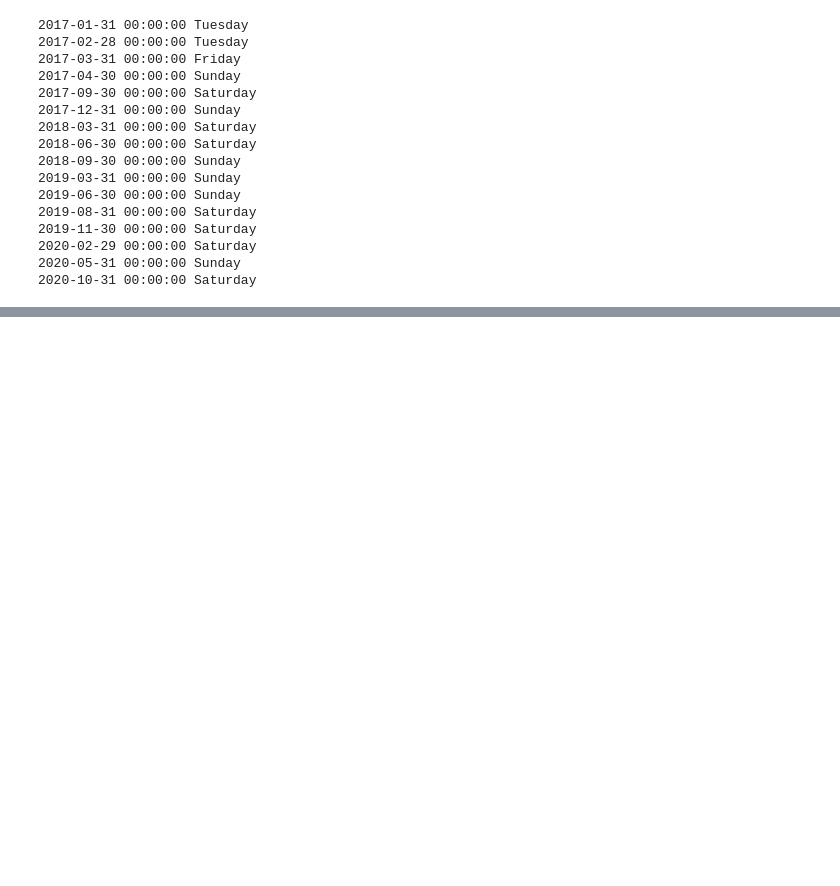
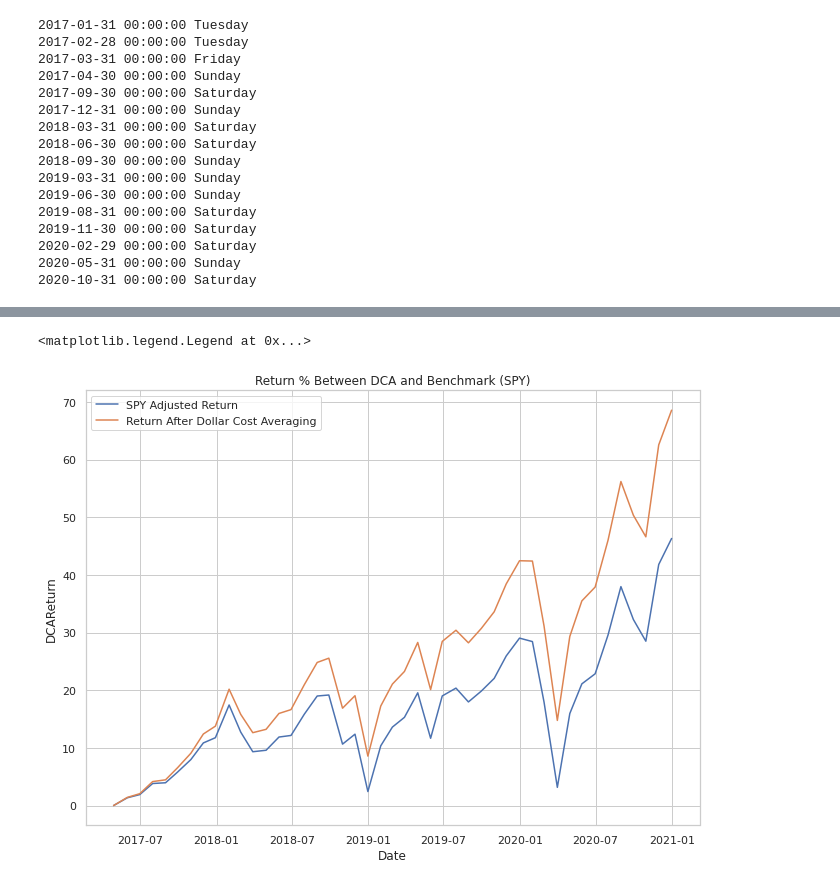
Before and after one commit to nexus4812/jupyter-sandbox, a Jupyter notebook: src/[BASE]simulate-dollar-cost-averaging-with-python.ipynb, the cells around one changed output, grey strips where cells are left out. Saved outputs shown, nothing was run; the diff lists cells and outputs as text; code cells hidden in the pictures; blank space fills up the shorter version.

```diff
--- a/src/[BASE]simulate-dollar-cost-averaging-with-python.ipynb
+++ b/src/[BASE]simulate-dollar-cost-averaging-with-python.ipynb
@@ -157,0 +176,7 @@ KeyError: Timestamp('2017-01-30 00:00:00')
+# %%
+sns.lineplot(data = plot_data, x= 'Date', y = 'DCAReturn')
+sns.lineplot(data = plot_data, x= 'Date', y = 'BenchmarkReturn').set_title('Return % Between DCA and Benchmark (SPY)')
+plt.legend(labels=["SPY Adjusted Return","Return After Dollar Cost Averaging"])
+# %% [output]
+<matplotlib.legend.Legend at 0x...>
+[figure, added]
```
Also changed, not shown: parts of 4 cells of this notebook.
